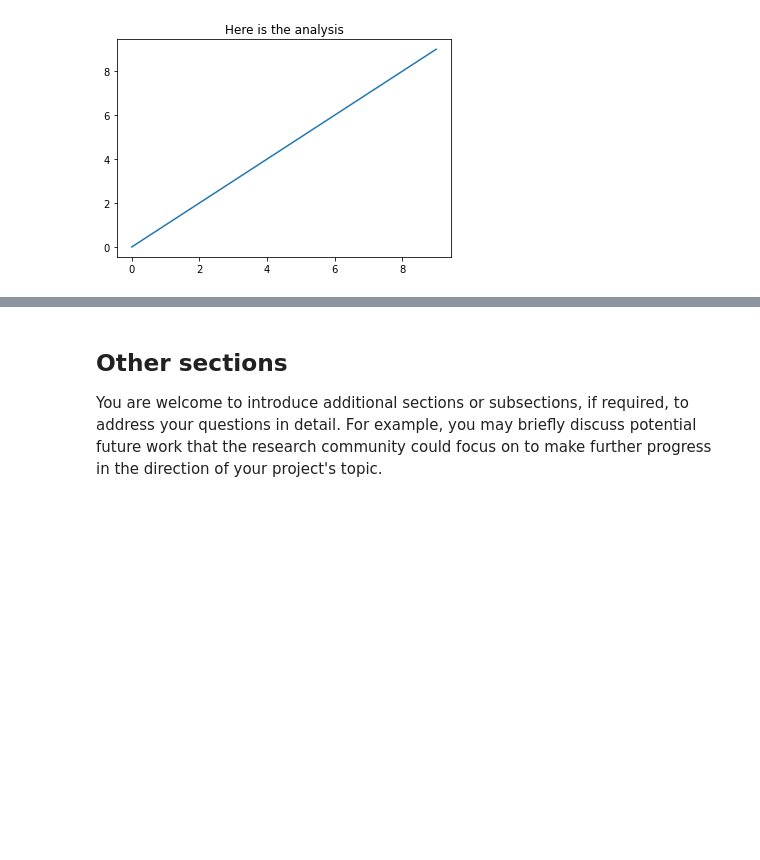
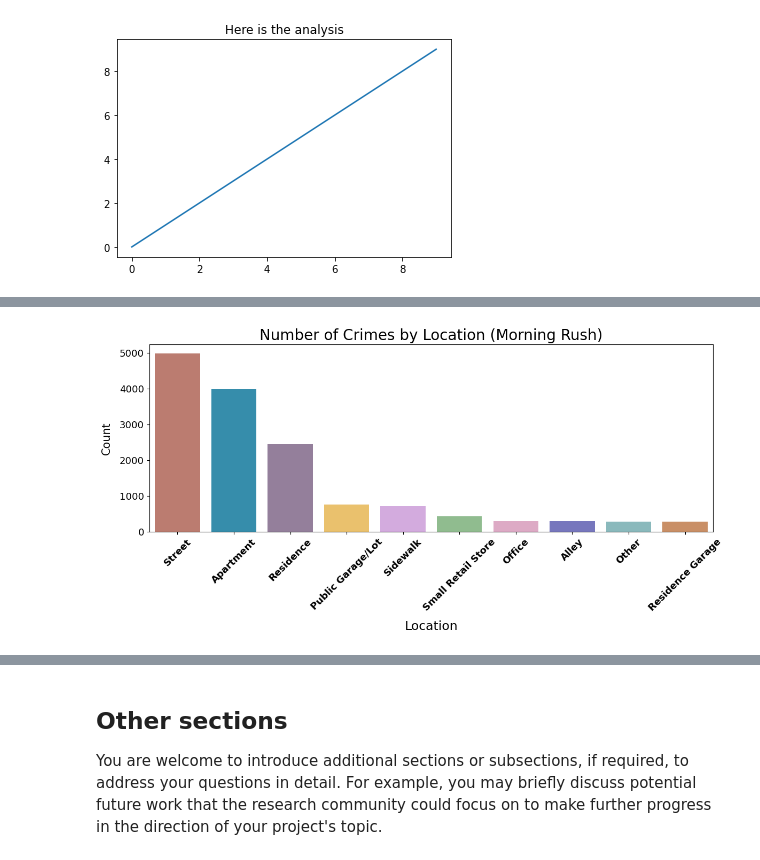
Before and after one commit to ashou2004/Chicago-Crime-Data-Analysis, a Jupyter notebook: ProjectReport.ipynb, the cells around one changed output, grey strips where cells are left out. Cells and saved outputs as stored; diff of their text form; code cells hidden in the pictures; blank space fills up the shorter version.

```diff
--- a/ProjectReport.ipynb
+++ b/ProjectReport.ipynb
@@ -342,0 +385,19 @@ plt.plot(range(10));
+# %%
+#| echo: false
+mr_locations = morning_rush['Location Description'].value_counts().head(10)
+locations_mr = mr_locations.to_frame(name = 'Count').reset_index()
+#barplot of crime locations
+plt.figure(figsize=(12, 6))
+ax = sns.barplot(x= locations_mr.index, y = locations_mr.Count, palette = colors)
+plt.xlabel('Location', fontsize = 17, labelpad=10)
+ax.set_xticklabels(labels = ['Street', 'Apartment', 'Residence', 'Public Garage/Lot',
+                             'Sidewalk', 'Small Retail Store',  'Office', 'Alley', 'Other',
+                             'Residence Garage'])
+plt.ylabel('Count', fontsize = 15, labelpad=10)
+plt.title('Number of Crimes by Location (Morning Rush)', fontsize = 20)
+plt.xticks(rotation=45, weight = 'bold', fontsize = 13)
+plt.yticks(fontsize = 13)
+plt.tight_layout()
+plt.show()
+# %% [output]
+[figure, added]
```
Also changed, not shown: parts of 17 cells of this notebook.
